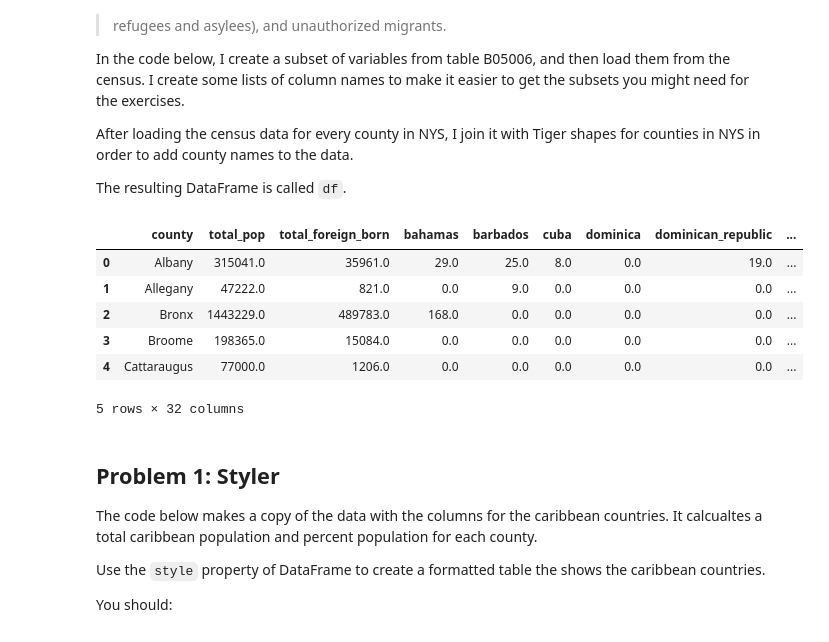
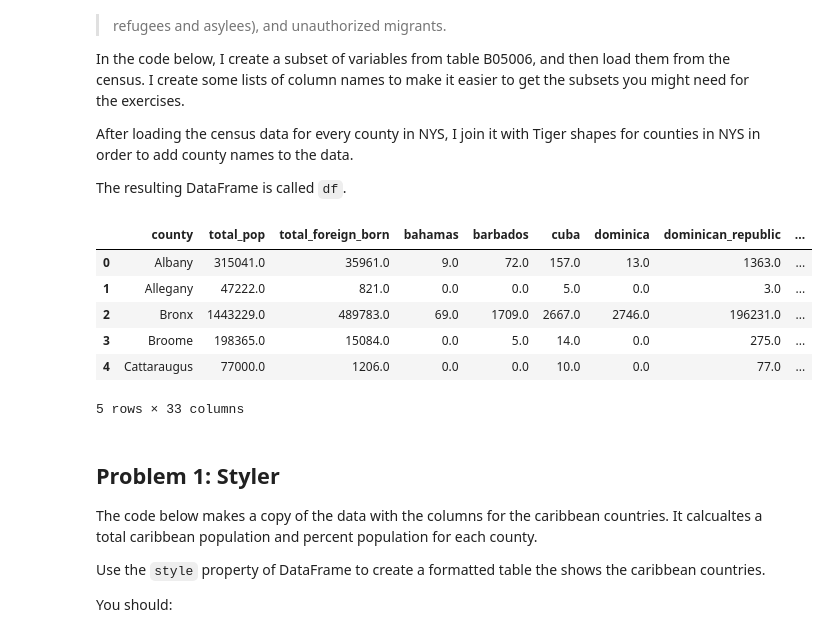
Before and after one commit to mcuringa/cartopy, a Jupyter notebook: notebooks/lab-9-exercises.ipynb, the cells around one changed output. Cells and saved outputs as stored; diff of their text form; code cells hidden in the pictures.

```diff
--- a/notebooks/lab-9-exercises.ipynb
+++ b/notebooks/lab-9-exercises.ipynb
@@ -77,46 +77,48 @@ The resulting DataFrame is called `df`.
 # %%
 field_names = census_vars.get_table("B05006")
 
-# there are lots of columns in this dable
+# there are lots of columns in this table
 # run display() to see them all
 # display(field_names)
 
 field_names = {
     'B01003_001E': 'total_pop',
     'B05006_001E': 'total_foreign_born',
-    # caribbean
-    'B05006_132E': 'bahamas',
-    'B05006_133E': 'barbados',
-    'B05006_134E': 'cuba',
-    'B05006_135E': 'dominica',
-    'B05006_136E': 'dominican_republic',
-    'B05006_137E': 'grenada',
-    'B05006_138E': 'haiti',
-    'B05006_139E': 'jamaica',
-    'B05006_140E': 'st_vincent_and_the_grenadines',
-    'B05006_141E': 'trinidad_and_tobago',
-    'B05006_142E': 'west_indies',
-    # central america & mexico
-    'B05006_150E': 'mexico',
-    'B05006_145E': 'belize',
-    'B05006_146E': 'costa_rica',
-    'B05006_147E': 'el_salvador',
-    'B05006_148E': 'guatemala',
-    'B05006_149E': 'honduras',
-    'B05006_151E': 'nicaragua',
-    'B05006_152E': 'panama',
+    # caribe
+    'B05006_141E': 'bahamas',
+    'B05006_142E': 'barbados',
+    'B05006_143E': 'cuba',
+    'B05006_144E': 'dominica',
+    'B05006_145E': 'dominican_republic',
+    'B05006_146E': 'grenada',
+    'B05006_147E': 'haiti',
+    'B05006_148E': 'jamaica',
+    'B05006_149E': 'st_lucia',
+    'B05006_150E': 'st_vincent_and_the_grenadines',
+    'B05006_151E': 'trinidad_and_tobago',
+    'B05006_152E': 'west_indies',
+    # central america & Mexico
+    'B05006_155E': 'belize',
+    'B05006_156E': 'costa_rica',
+    'B05006_157E': 'el_salvador',
+    'B05006_158E': 'guatemala',
+    'B05006_159E': 'honduras',
+    'B05006_160E': 'mexico',
+    'B05006_161E': 'nicaragua',
+    'B05006_162E': 'panama',
     # south america
-    'B05006_155E': 'argentina',
-    'B05006_156E': 'bolivia',
-    'B05006_157E': 'brazil',
-    'B05006_158E': 'chile',
-    'B05006_159E': 'colombia',
-    'B05006_160E': 'ecuador',
-    'B05006_161E': 'guyana',
-    'B05006_162E': 'peru',
-    'B05006_163E': 'uruguay',
-    'B05006_164E': 'venezuela',
+    'B05006_165E': 'argentina',
+    'B05006_166E': 'bolivia',
+    'B05006_167E': 'brazil',
+    'B05006_168E': 'chile',
+    'B05006_169E': 'colombia',
+    'B05006_170E': 'ecuador',
+    'B05006_171E': 'guyana',
+    'B05006_172E': 'peru',
+    'B05006_173E': 'uruguay',
+    'B05006_174E': 'venezuela'
 }
+
 
 # some useful variables for getting subsets of cols
 caribe = ['bahamas', 'barbados', 'cuba',
@@ -126,39 +128,39 @@ caribe = ['bahamas', 'barbados', 'cuba',
 
 central = ['mexico', 'belize', 'costa_rica', 'el_salvador',
            'guatemala', 'honduras', 'nicaragua', 'panama']
 
 south = ['argentina', 'bolivia', 'brazil', 'chile', 'colombia',
          'ecuador', 'guyana', 'peru', 'uruguay', 'venezuela']
 
 # get the census data for every county in NYS
 fields = list(field_names.keys())
 data = c.acs5.get(fields=fields, geo={ 'for': 'county:*', 'in': f'state:{us.states.NY.fips}'}, year=2022)
 
 df = pd.DataFrame(data)
 df.rename(columns=field_names, inplace=True)
 df["statefp"] = df["state"]
 df["state"] = df.statefp.apply(census_vars.lookup_state)
 
 # merge with the county names
 county_url = "https://www2.census.gov/geo/tiger/TIGER2022/COUNTY/tl_2022_us_county.zip"
 counties = gpd.read_file(county_url)
 ny_counties = counties[counties.STATEFP == us.states.NY.fips].copy()
 ny_counties.rename(columns={"COUNTYFP": "county", "NAME": "county_name"}, inplace=True)
 
 df = df.merge(ny_counties[["county", "county_name"]], on="county")
 df.drop(columns=["statefp", "county", "state"], inplace=True)
 df.rename(columns={"county_name": "county"}, inplace=True)
 # reorder the columns
 df = df[["county"] + list(field_names.values())]
 df.head()
 # %% [output]
 |  | county | total_pop | total_foreign_born | bahamas | barbados | cuba | dominica | dominican_republic | ... |
-| 0 | Albany | 315041.0 | 35961.0 | 29.0 | 25.0 | 8.0 | 0.0 | 19.0 | ... |
-| 1 | Allegany | 47222.0 | 821.0 | 0.0 | 9.0 | 0.0 | 0.0 | 0.0 | ... |
-| 2 | Bronx | 1443229.0 | 489783.0 | 168.0 | 0.0 | 0.0 | 0.0 | 0.0 | ... |
-| 3 | Broome | 198365.0 | 15084.0 | 0.0 | 0.0 | 0.0 | 0.0 | 0.0 | ... |
-| 4 | Cattaraugus | 77000.0 | 1206.0 | 0.0 | 0.0 | 0.0 | 0.0 | 0.0 | ... |
+| 0 | Albany | 315041.0 | 35961.0 | 9.0 | 72.0 | 157.0 | 13.0 | 1363.0 | ... |
+| 1 | Allegany | 47222.0 | 821.0 | 0.0 | 0.0 | 5.0 | 0.0 | 3.0 | ... |
+| 2 | Bronx | 1443229.0 | 489783.0 | 69.0 | 1709.0 | 2667.0 | 2746.0 | 196231.0 | ... |
+| 3 | Broome | 198365.0 | 15084.0 | 0.0 | 5.0 | 14.0 | 0.0 | 275.0 | ... |
+| 4 | Cattaraugus | 77000.0 | 1206.0 | 0.0 | 0.0 | 10.0 | 0.0 | 77.0 | ... |
-5 rows × 32 columns
+5 rows × 33 columns
 # %% [markdown]
 Problem 1: Styler
 -----------------
```
Also changed, not shown: parts of 1 cell of this notebook, 5 other files.
